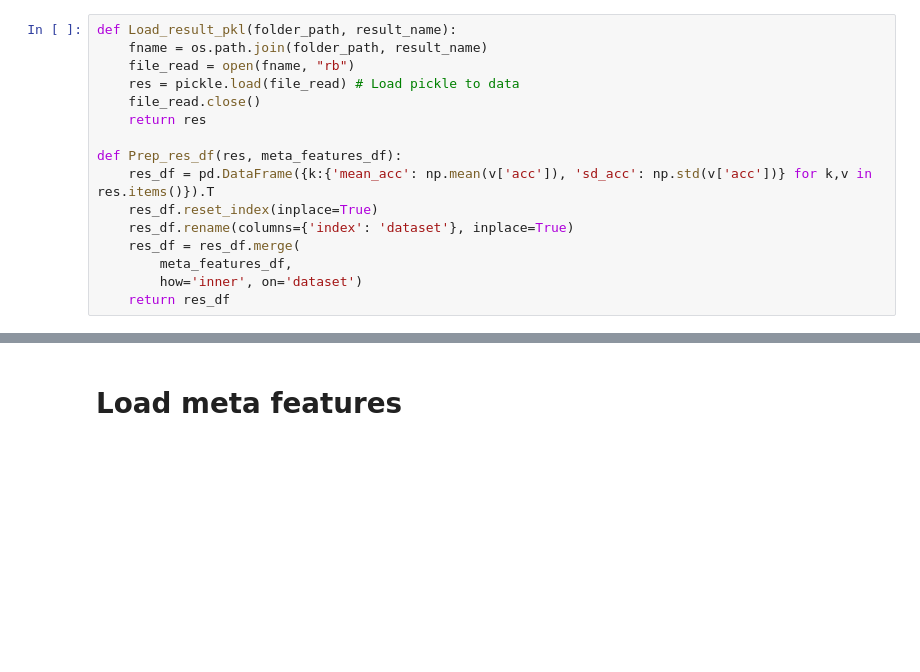
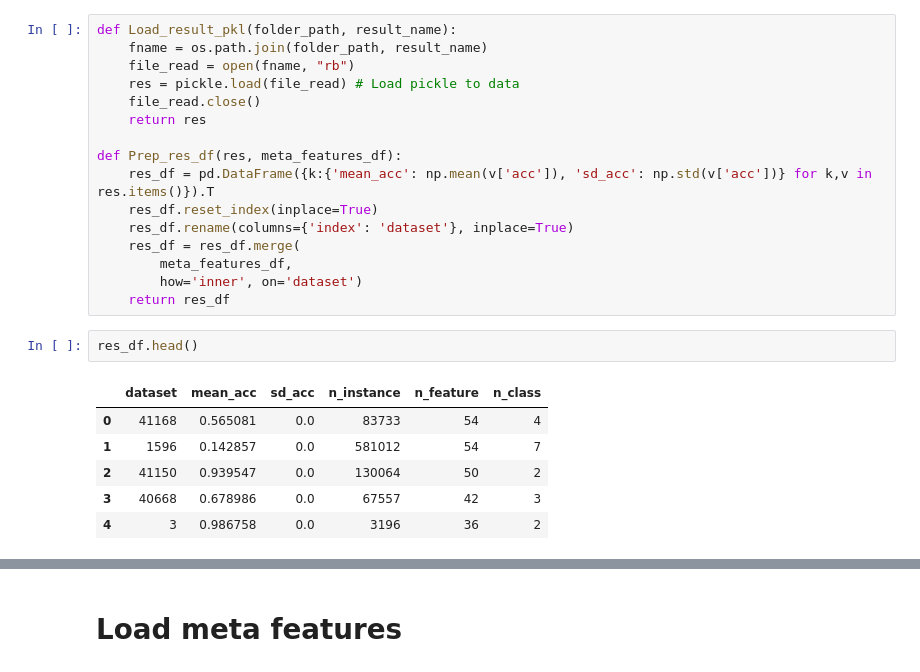
Before and after one commit to RichardMiddelkoop/AML_project_autosklearn_Px5_62275_-, a Jupyter notebook: grid_search/Analyze_results.ipynb, the cells around one changed output, grey strips where cells are left out. Drawn from its saved outputs; the diff is of its cells as text; blank space fills up the shorter version.

```diff
--- a/grid_search/Analyze_results.ipynb
+++ b/grid_search/Analyze_results.ipynb
@@ -119,4 +118,13 @@ def Prep_res_df(res, meta_features_df):
         meta_features_df,
         how='inner', on='dataset')
     return res_df
+# %%
+res_df.head()
+# %% [output]
+|  | dataset | mean_acc | sd_acc | n_instance | n_feature | n_class |
+| 0 | 41168 | 0.565081 | 0.0 | 83733 | 54 | 4 |
+| 1 | 1596 | 0.142857 | 0.0 | 581012 | 54 | 7 |
+| 2 | 41150 | 0.939547 | 0.0 | 130064 | 50 | 2 |
+| 3 | 40668 | 0.678986 | 0.0 | 67557 | 42 | 3 |
+| 4 | 3 | 0.986758 | 0.0 | 3196 | 36 | 2 |
 # %%
```
Also changed, not shown: parts of 29 cells of this notebook.
